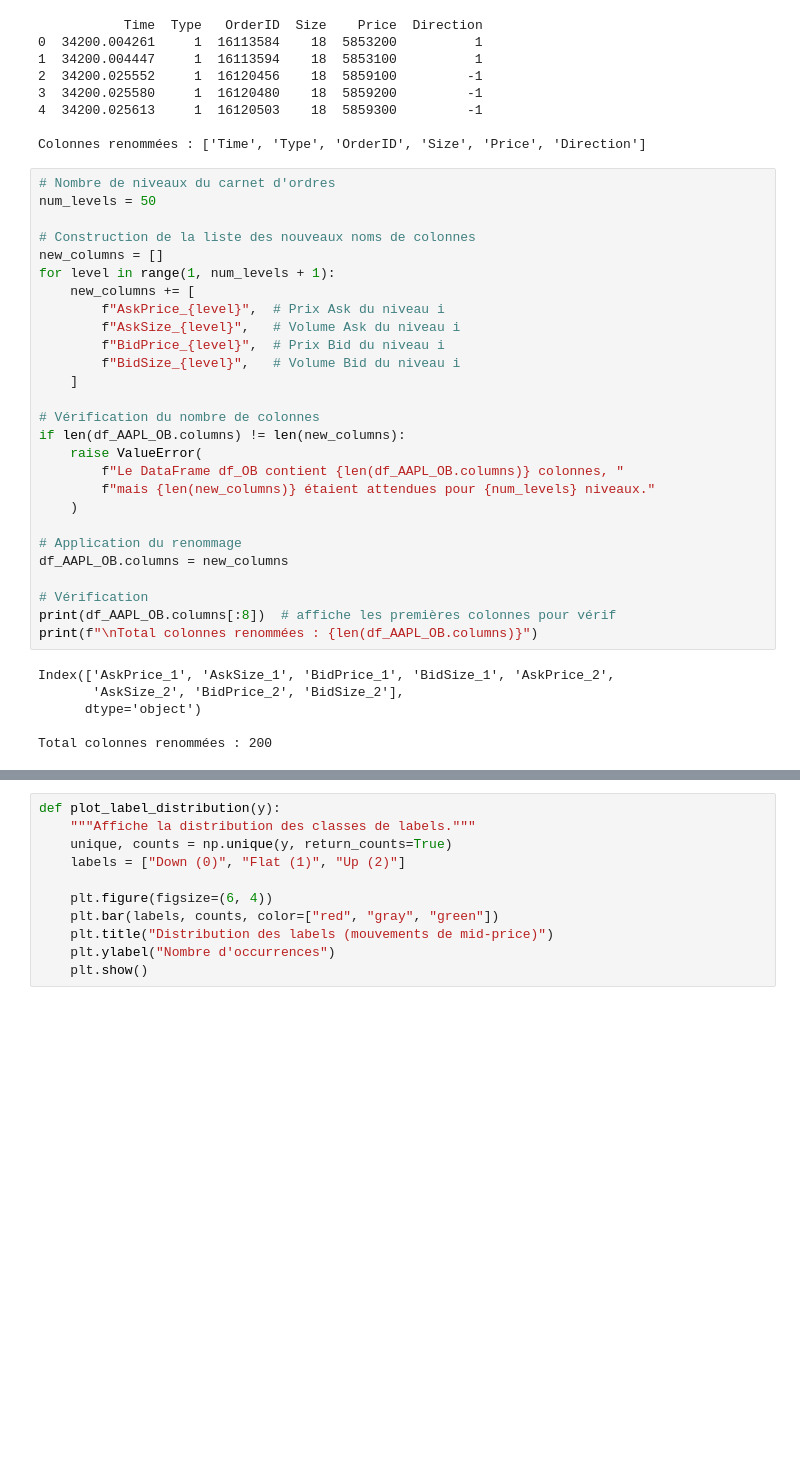
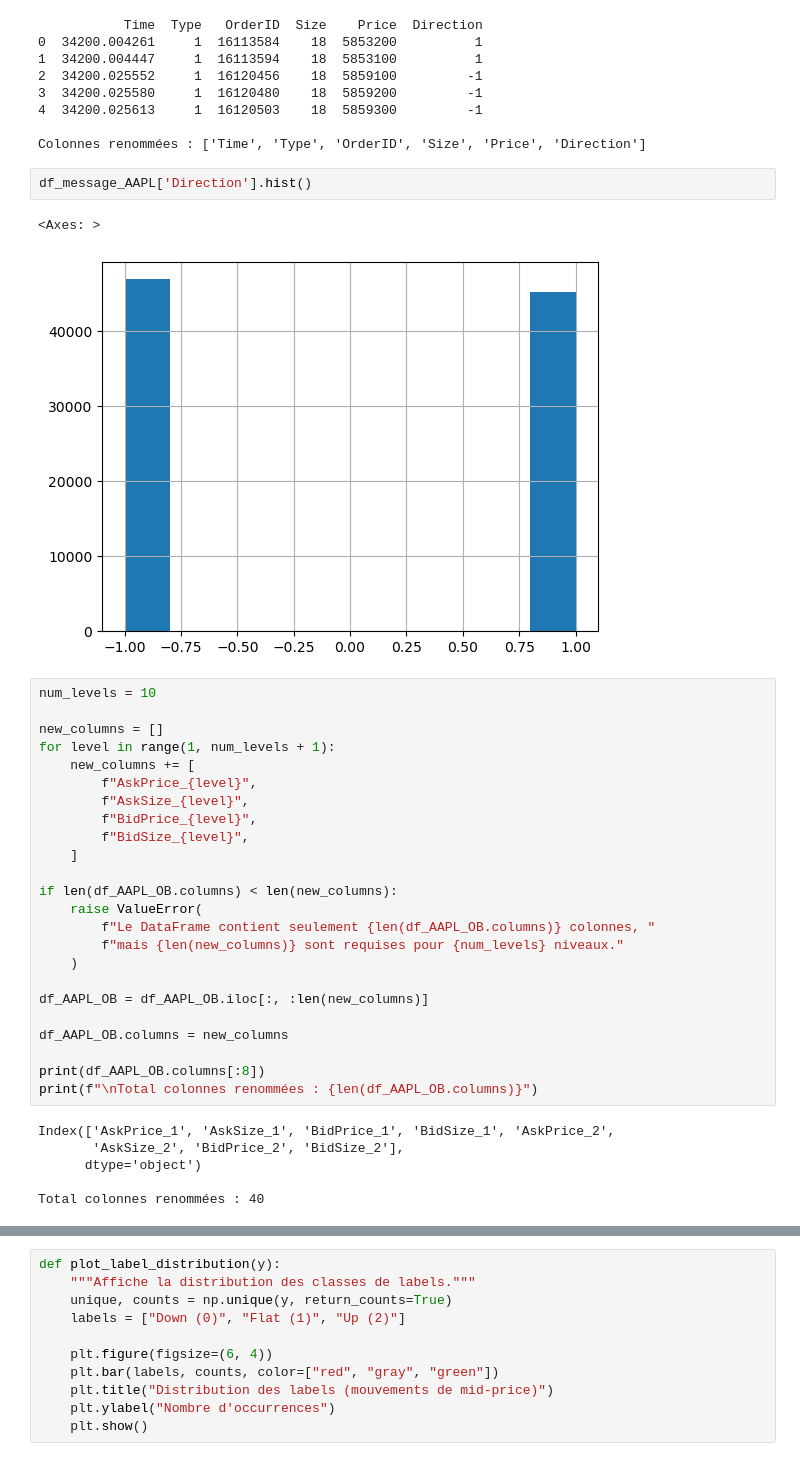
Before and after one commit to Guillaume-melis/Deep_Learning_S1, a Jupyter notebook: Projet/DeepLOB.ipynb, the cells around one changed output, grey strips where cells are left out. Drawn from its saved outputs; the diff is of its cells as text; blank space fills up the shorter version.

```diff
--- a/Projet/DeepLOB.ipynb
+++ b/Projet/DeepLOB.ipynb
@@ -61,36 +67,38 @@ print("\nColonnes renommées :", df_message_AAPL.columns.tolist())
 4  34200.025613     1  16120503    18  5859300         -1
 
 Colonnes renommées : ['Time', 'Type', 'OrderID', 'Size', 'Price', 'Direction']
+# %%
+df_message_AAPL['Direction'].hist()
+# %% [output]
+<Axes: >
+[figure, added]
 # %%
-# Nombre de niveaux du carnet d'ordres
-num_levels = 50
+num_levels = 10
 
-# Construction de la liste des nouveaux noms de colonnes
 new_columns = []
 for level in range(1, num_levels + 1):
     new_columns += [
-        f"AskPrice_{level}",  # Prix Ask du niveau i
-        f"AskSize_{level}",   # Volume Ask du niveau i
-        f"BidPrice_{level}",  # Prix Bid du niveau i
-        f"BidSize_{level}",   # Volume Bid du niveau i
+        f"AskPrice_{level}",
+        f"AskSize_{level}",
+        f"BidPrice_{level}",
+        f"BidSize_{level}",
     ]
 
-# Vérification du nombre de colonnes
-if len(df_AAPL_OB.columns) != len(new_columns):
+if len(df_AAPL_OB.columns) < len(new_columns):
     raise ValueError(
-        f"Le DataFrame df_OB contient {len(df_AAPL_OB.columns)} colonnes, "
-        f"mais {len(new_columns)} étaient attendues pour {num_levels} niveaux."
+        f"Le DataFrame contient seulement {len(df_AAPL_OB.columns)} colonnes, "
+        f"mais {len(new_columns)} sont requises pour {num_levels} niveaux."
     )
 
-# Application du renommage
+df_AAPL_OB = df_AAPL_OB.iloc[:, :len(new_columns)]
+
 df_AAPL_OB.columns = new_columns
 
-# Vérification
-print(df_AAPL_OB.columns[:8])  # affiche les premières colonnes pour vérif
+print(df_AAPL_OB.columns[:8])
 print(f"\nTotal colonnes renommées : {len(df_AAPL_OB.columns)}")
 # %% [output]
 Index(['AskPrice_1', 'AskSize_1', 'BidPrice_1', 'BidSize_1', 'AskPrice_2',
        'AskSize_2', 'BidPrice_2', 'BidSize_2'],
       dtype='object')
 
-Total colonnes renommées : 200
+Total colonnes renommées : 40
```
Also changed, not shown: parts of 19 cells of this notebook.
